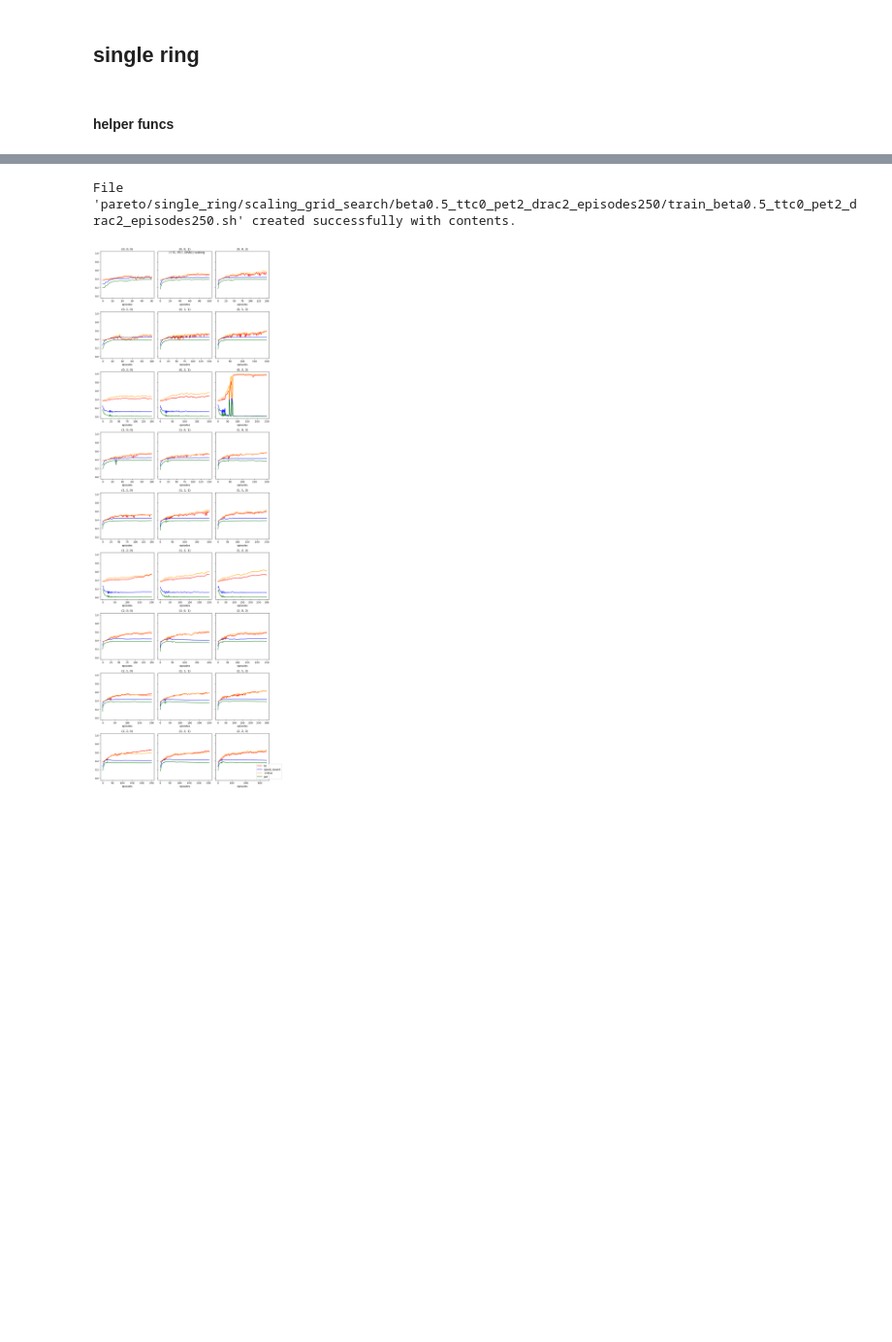
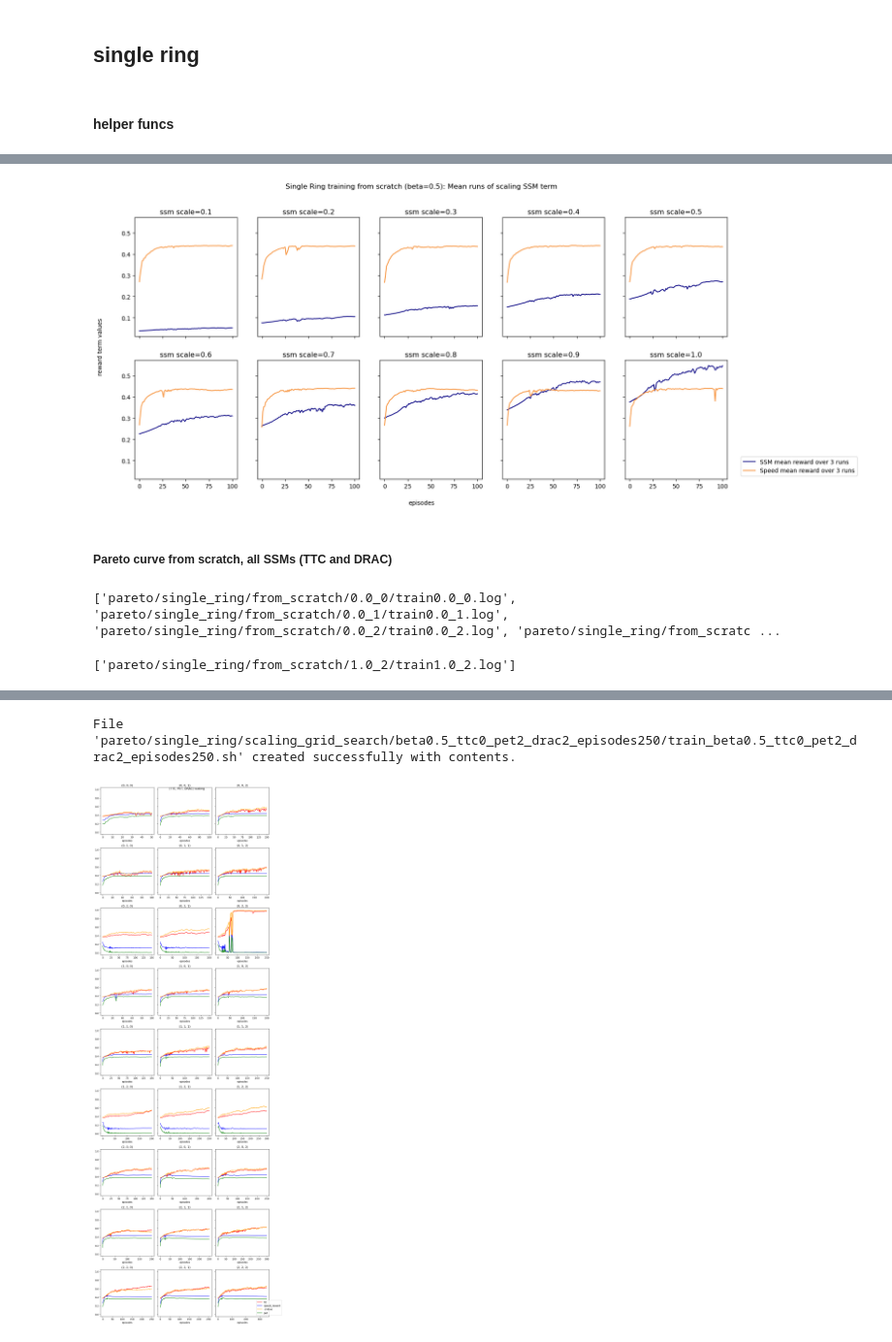
Before and after one commit to marcusbl1/automatic_vehicular_control, a Jupyter notebook: automatic_vehicular_control/actual_runs.ipynb, the cells around one changed output, grey strips where cells are left out. Shown at 97% size. Saved outputs shown, nothing was run; the diff lists cells and outputs as text; code cells hidden in the pictures; blank space fills up the shorter version.

```diff
--- a/automatic_vehicular_control/actual_runs.ipynb
+++ b/automatic_vehicular_control/actual_runs.ipynb
@@ -116,0 +296,56 @@ f''' "scale_ttc={scale_ttc}" "scale_pet={scale_pet}" "scale_drac={scale_drac}"''
+# %%
+# train progress: plot mean reward terms of each ssm term scale value
+
+# ssm_term = scale*(ttc - drac)/2
+# reward_func = (0.5)*speed_reward + (0.5)*ssm_term
+
+fig, axs = plt.subplots(2, 5, figsize=(18, 8),  sharex=True, sharey=True)
+axs_flat = axs.flatten()
+
+cmap_plasma = plt.cm.get_cmap('plasma')
+colors = [cmap_plasma(i / (9 - 1)) for i in range(9)] # split plasma into 9 colors
+
+for scale in scale_values:
+    ssms, speeds = [], []
+    for i in run_nums:
+
+        cur_dir = f'{single_ring_scaling_SSM_dir}/beta0.5_SSM{scale}_run{i}'
+        train_csv = f'{cur_dir}/train_results.csv'
+        if os.path.exists(train_csv):
+            train_df = pd.read_csv(train_csv)
+            ssm_y, ssm_std = train_df['ssm_mean'], train_df['ssm_std']
+            speed_y, speed_std = train_df['speed_reward_mean'], train_df['speed_reward_std']
+
+            ssms += [ssm_y]
+            speeds += [speed_y]
+
+    if ssms:
+
+        max_length = max(len(x) for x in ssms)
+        ssms = [np.pad(x, (0, max_length - len(x)), constant_values=np.nan) for x in ssms]
+        ssms = np.vstack(ssms)
+        ssm_mean = np.nanmean(ssms, axis=0)
+        max_length = max(len(x) for x in speeds)
+        speeds = [np.pad(x, (0, max_length - len(x)), constant_values=np.nan) for x in speeds]
+        speeds = np.vstack(speeds)
+        speed_mean = np.nanmean(speeds, axis=0)
+
+        x = np.arange(max(len(ssm_mean), len(speed_mean)))
+
+        ax = axs_flat[int(10*scale)-1]
+        ax.set_title(f'ssm scale={scale}')
+        ax.plot(x, ssm_mean, color=colors[0], label=f'SSM mean reward over 3 runs')
+        ax.plot(x, speed_mean, color=colors[-3], label=f'Speed mean reward over 3 runs')
+
+fig.text(0.5, 0.04, 'episodes', ha='center', va='center') # xlabel
+fig.text(0.08, 0.5, 'reward term values', ha='center', va='center', rotation='vertical') # ylabel
+
+plt.suptitle('Single Ring training from scratch (beta=0.5): Mean runs of scaling SSM term')
+legend_handles, legend_labels = axs_flat[0].get_legend_handles_labels()
+plt.legend(handles=legend_handles, labels=legend_labels, loc='lower right', bbox_to_anchor=(2.3, 0))
+# plt.tight_layout()
+plt.show()
+# %% [output]
+[figure, added]
+# %% [markdown]
+##### Pareto curve from scratch, all SSMs (TTC and DRAC)
@@ -116,0 +380,12 @@ f''' "scale_ttc={scale_ttc}" "scale_pet={scale_pet}" "scale_drac={scale_drac}"''
+# %%
+train_outputs = train_single_scratch(product(run_nums, beta_values))
+print(train_outputs)
+# %% [output]
+['pareto/single_ring/from_scratch/0.0_0/train0.0_0.log', 'pareto/single_ring/from_scratch/0.0_1/train0.0_1.log', 'pareto/single_ring/from_scratch/0.0_2/train0.0_2.log', 'pareto/single_ring/from_scratc ...
+# %%
+# retrain failed runs
+
+# rm -rf relevant dir
+train_single_scratch([(1.0, 2)])
+# %% [output]
+['pareto/single_ring/from_scratch/1.0_2/train1.0_2.log']
```
Also changed, not shown: parts of 56 cells of this notebook, 5 other files.
